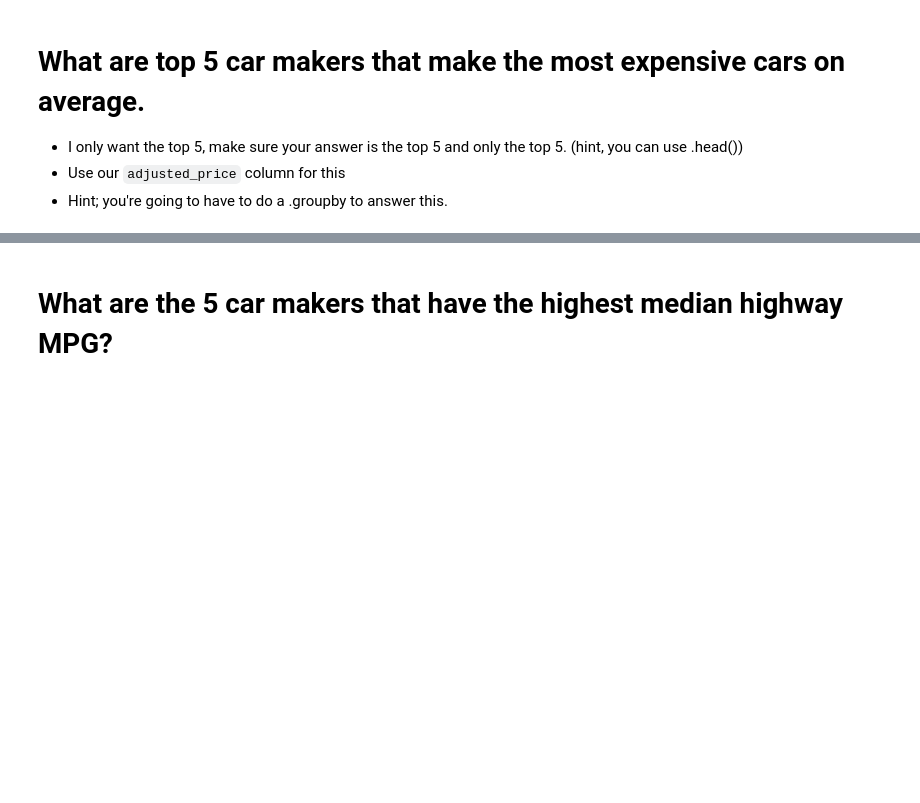
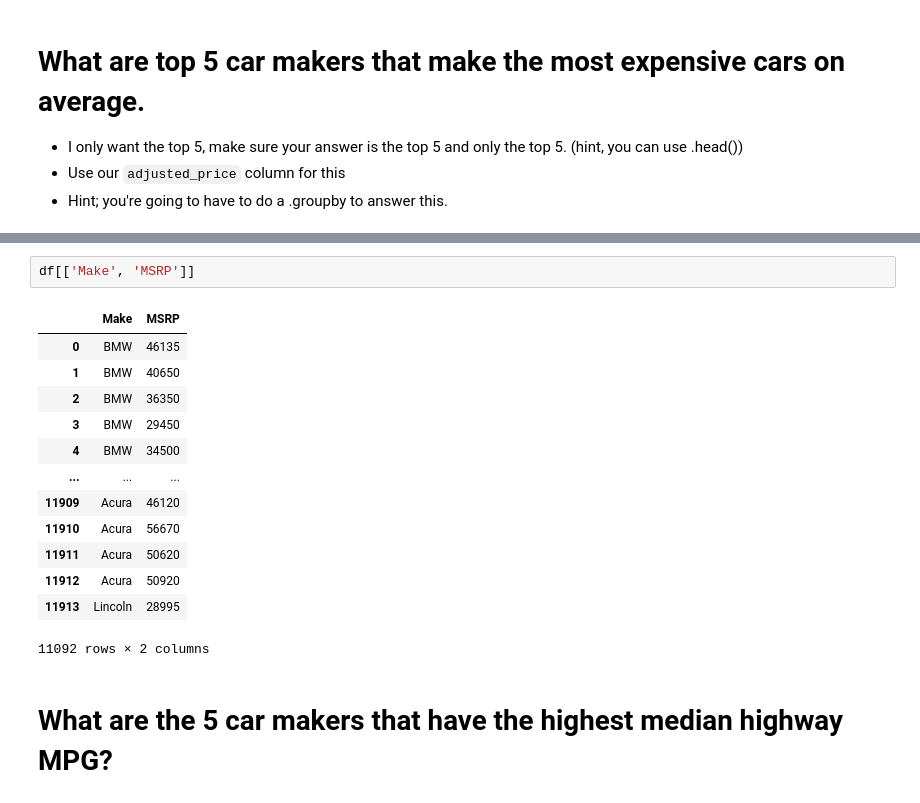
Before and after one commit to yaakoveitan/2022-fall-data-science, a Jupyter notebook: Week-02-EDA/Exercise-EDA.ipynb, the cells around one changed output, grey strips where cells are left out. Cells and saved outputs as stored; diff of their text form; blank space fills up the shorter version.

```diff
--- a/Week-02-EDA/Exercise-EDA.ipynb
+++ b/Week-02-EDA/Exercise-EDA.ipynb
@@ -159,4 +159,20 @@ Bentley        2.471693e+05
 Name: adjusted_price, dtype: float64
+# %%
+df[['Make', 'MSRP']]
+# %% [output]
+|  | Make | MSRP |
+| 0 | BMW | 46135 |
+| 1 | BMW | 40650 |
+| 2 | BMW | 36350 |
+| 3 | BMW | 29450 |
+| 4 | BMW | 34500 |
+| ... | ... | ... |
+| 11909 | Acura | 46120 |
+| 11910 | Acura | 56670 |
+| 11911 | Acura | 50620 |
+| 11912 | Acura | 50920 |
+| 11913 | Lincoln | 28995 |
+11092 rows × 2 columns
 # %% [markdown]
 # What are the 5 car makers that have the highest median highway MPG?
 # %%
```
Also changed, not shown: parts of 5 cells of this notebook.
